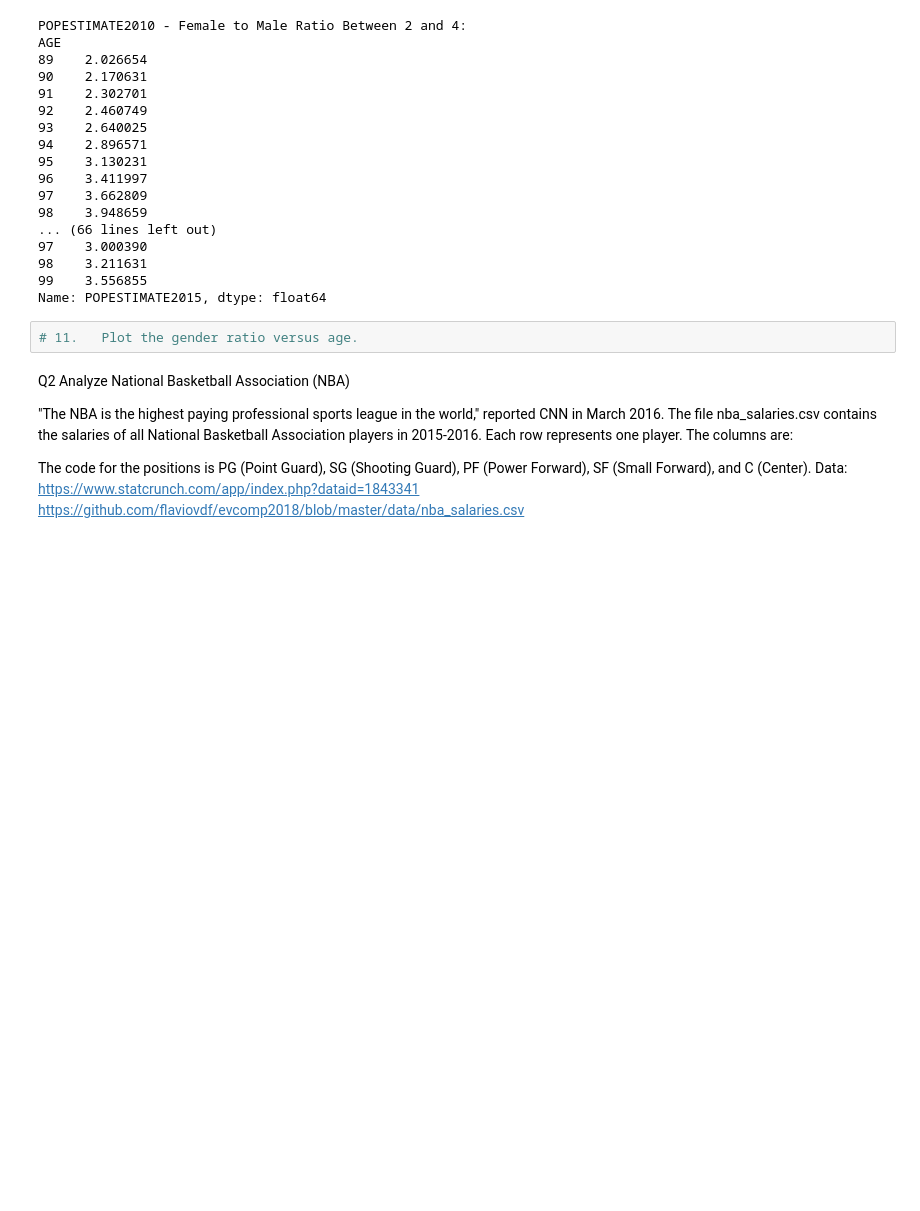
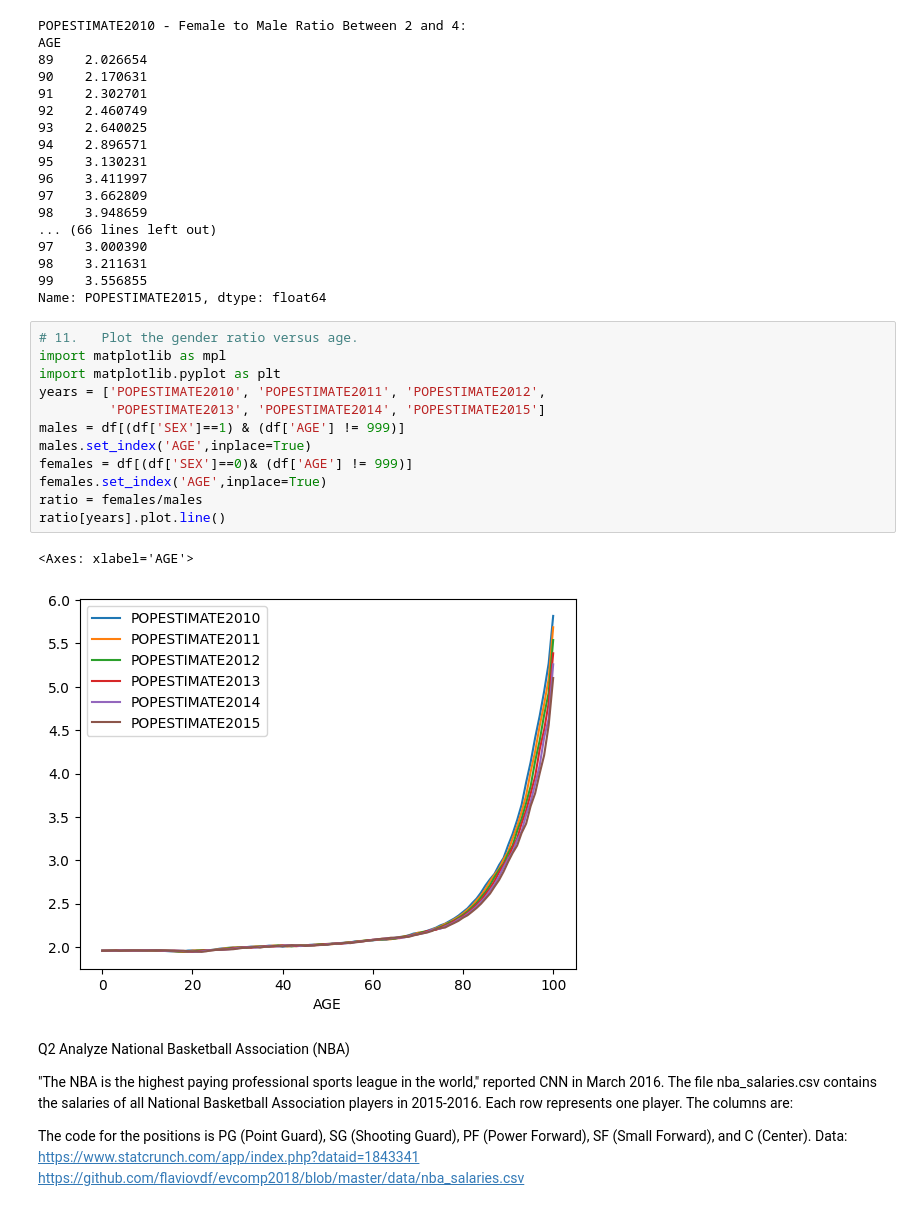
Before and after one commit to sanjanav2102/ML-23CSE301, a Jupyter notebook: Datasets&Pandas.ipynb, the cells around one changed output. Saved outputs shown, nothing was run; the diff lists cells and outputs as text; blank space fills up the shorter version.

Commit message:
Added charts

```diff
--- a/Datasets&Pandas .ipynb
+++ b/Datasets&Pandas.ipynb
@@ -178,8 +178,21 @@ AGE
 98    3.211631
 99    3.556855
 Name: POPESTIMATE2015, dtype: float64
-# %%
-# 11.	Plot the gender ratio versus age.
+# %%
+# 11.	Plot the gender ratio versus age.
+import matplotlib as mpl
+import matplotlib.pyplot as plt
+years = ['POPESTIMATE2010', 'POPESTIMATE2011', 'POPESTIMATE2012',
+         'POPESTIMATE2013', 'POPESTIMATE2014', 'POPESTIMATE2015']
+males = df[(df['SEX']==1) & (df['AGE'] != 999)]
+males.set_index('AGE',inplace=True)
+females = df[(df['SEX']==0)& (df['AGE'] != 999)]
+females.set_index('AGE',inplace=True)
+ratio = females/males
+ratio[years].plot.line()
+# %% [output]
+<Axes: xlabel='AGE'>
+[figure, added]
 # %% [markdown]
 Q2 Analyze National Basketball Association (NBA)
 
```
Also changed, not shown: parts of 3 cells of this notebook.
